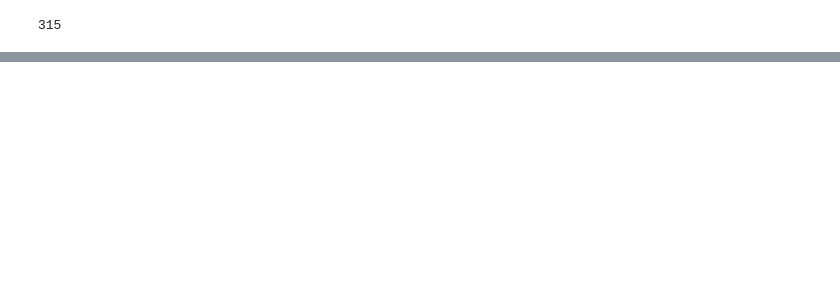
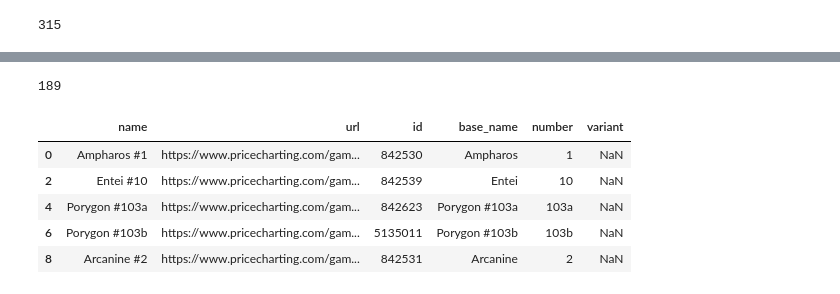
Before and after one commit to michalwodnicki/poke-scrape, a Jupyter notebook: charting.ipynb, the cells around one changed output, grey strips where cells are left out. Saved outputs shown, nothing was run; the diff lists cells and outputs as text; code cells hidden in the pictures; blank space fills up the shorter version.

```diff
--- a/charting.ipynb
+++ b/charting.ipynb
@@ -70,0 +146,11 @@ Checking 2
+# %%
+print(df["variant"].isna().sum())
+df.loc[df["variant"].isna()].head()
+# %% [output]
+189
+|  | name | url | id | base_name | number | variant |
+| 0 | Ampharos #1 | https://www.pricecharting.com/gam... | 842530 | Ampharos | 1 | NaN |
+| 2 | Entei #10 | https://www.pricecharting.com/gam... | 842539 | Entei | 10 | NaN |
+| 4 | Porygon #103a | https://www.pricecharting.com/gam... | 842623 | Porygon #103a | 103a | NaN |
+| 6 | Porygon #103b | https://www.pricecharting.com/gam... | 5135011 | Porygon #103b | 103b | NaN |
+| 8 | Arcanine #2 | https://www.pricecharting.com/gam... | 842531 | Arcanine | 2 | NaN |
```
Also changed, not shown: parts of 10 cells of this notebook, 1 other file.
